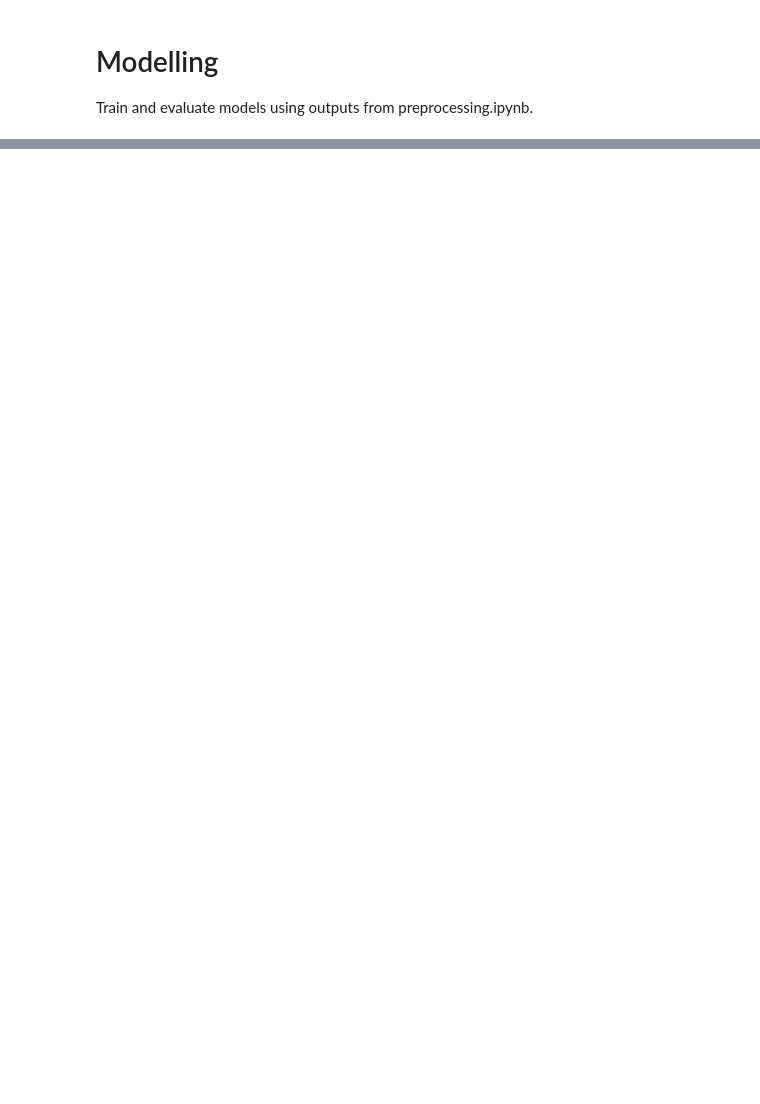
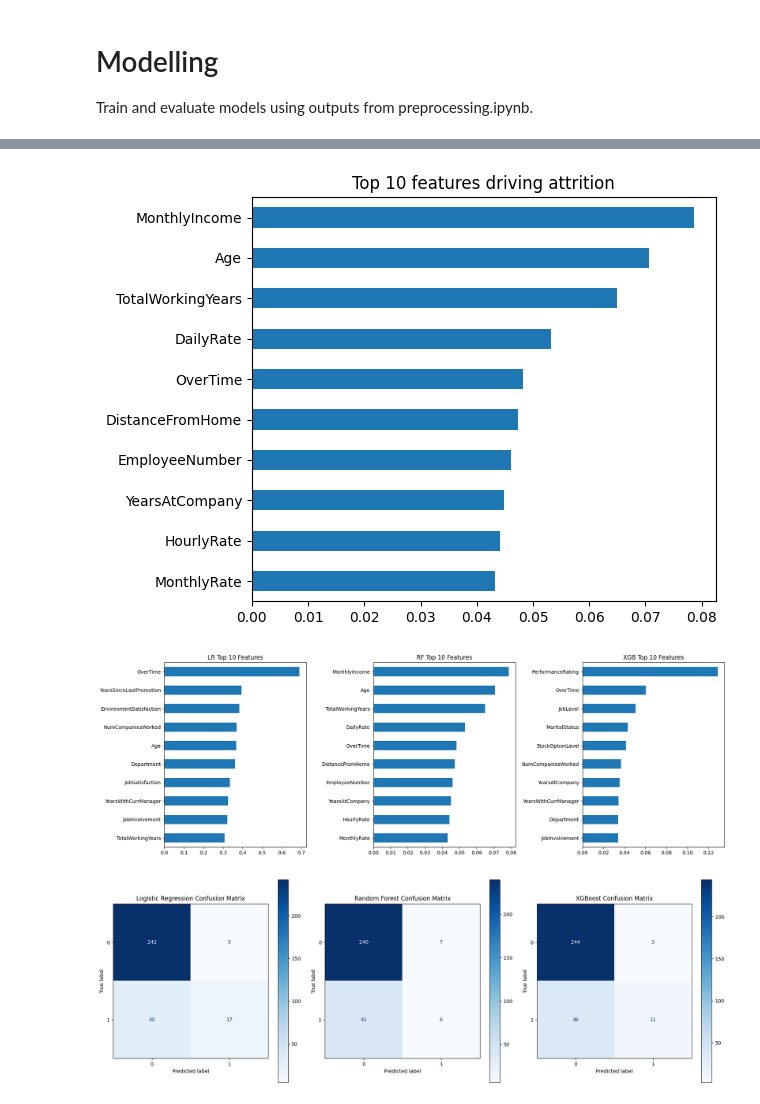
Before and after one commit to Sumant40/hr-attrition-analysis, a Jupyter notebook: modelling.ipynb, the cells around one changed output, grey strips where cells are left out. Drawn from its saved outputs; the diff is of its cells as text; code cells hidden in the pictures; blank space fills up the shorter version.

```diff
--- a/modelling.ipynb
+++ b/modelling.ipynb
@@ -37,13 +37,13 @@ X_test_scaled = scaler.transform(X_test)
 models = {
     'Logistic Regression': LogisticRegression(max_iter=200, C=0.1),
     'Random Forest': RandomForestClassifier(
-        n_estimators=200,
+        n_estimators=1000,
         max_depth=10,
         min_samples_split=5,
         random_state=42,
     ),
     'XGBoost': XGBClassifier(
-        n_estimators=500,
+        n_estimators=1000,
         learning_rate=0.05,
         max_depth=6,
         subsample=0.8,
@@ -77,5 +77,11 @@ for name, model in models.items():
 comparison_df = pd.DataFrame(results).sort_values('roc_auc', ascending=False).reset_index(drop=True)
 out = Path('outputs')
 out.mkdir(parents=True, exist_ok=True)
-comparison_df.to_csv(out / 'model_comparison.csv', index=False)
+comparison_path = out / 'model_comparison.csv'
+try:
+    comparison_df.to_csv(comparison_path, index=False)
+except PermissionError:
+    fallback_path = out / 'model_comparison_latest.csv'
+    comparison_df.to_csv(fallback_path, index=False)
+    print(f'Could not write to {comparison_path}; saved to {fallback_path} instead.')
 comparison_df
@@ -105,0 +93,68 @@ plt.show()
+# %%
+import numpy as np
+from sklearn.metrics import ConfusionMatrixDisplay, RocCurveDisplay
+
+out = Path('outputs/figures')
+out.mkdir(parents=True, exist_ok=True)
+
+# 1. Feature importance
+rf = models['Random Forest']
+feat_imp = pd.Series(rf.feature_importances_, index=X.columns)
+feat_imp.nlargest(10).sort_values().plot(kind='barh', title='Top 10 features driving attrition')
+plt.tight_layout()
+plt.savefig(out / 'feature_importance.png', dpi=300, bbox_inches='tight')
+plt.show()
+
+# 1. Feature importance comparison
+fig, axes = plt.subplots(1, 3, figsize=(18, 6))
+
+# Logistic Regression
+lr = models['Logistic Regression']
+feat_imp_lr = pd.Series(np.abs(lr.coef_[0]), index=X.columns)
+feat_imp_lr.nlargest(10).sort_values().plot(kind='barh', ax=axes[0], title='LR Top 10 Features')
+
+# Random Forest
+rf = models['Random Forest']
+feat_imp_rf = pd.Series(rf.feature_importances_, index=X.columns)
+feat_imp_rf.nlargest(10).sort_values().plot(kind='barh', ax=axes[1], title='RF Top 10 Features')
+
+# XGBoost
+xgb = models['XGBoost']
+feat_imp_xgb = pd.Series(xgb.feature_importances_, index=X.columns)
+feat_imp_xgb.nlargest(10).sort_values().plot(kind='barh', ax=axes[2], title='XGB Top 10 Features')
+
+plt.tight_layout()
+plt.savefig(out / "feature_importance_comparison.png", dpi=300, bbox_inches="tight")
+plt.show()
+
+# 2. Confusion matrices comparison
+fig, axes = plt.subplots(1, 3, figsize=(18, 6))
+
+for i, (name, model) in enumerate(models.items()):
+    if name == 'Logistic Regression':
+        ConfusionMatrixDisplay.from_estimator(model, X_test_scaled, y_test, ax=axes[i], cmap="Blues")
+    else:
+        ConfusionMatrixDisplay.from_estimator(model, X_test, y_test, ax=axes[i], cmap="Blues")
+    axes[i].set_title(f'{name} Confusion Matrix')
+
+plt.tight_layout()
+plt.savefig(out / "confusion_matrices_comparison.png", dpi=300, bbox_inches="tight")
+plt.show()
+
+# 3. ROC curves comparison
+fig, axes = plt.subplots(1, 3, figsize=(18, 6))
+
+for i, (name, model) in enumerate(models.items()):
+    if name == 'Logistic Regression':
+        RocCurveDisplay.from_estimator(model, X_test_scaled, y_test, ax=axes[i])
+    else:
+        RocCurveDisplay.from_estimator(model, X_test, y_test, ax=axes[i])
+    axes[i].set_title(f'{name} ROC Curve')
+
+plt.tight_layout()
+plt.savefig(out / "roc_curves_comparison.png", dpi=300, bbox_inches="tight")
+plt.show()
+# %% [output]
+[figure, added]
+[figure, added]
+[figure, added]
```
Also changed, not shown: parts of 3 cells of this notebook, 17 other files.
